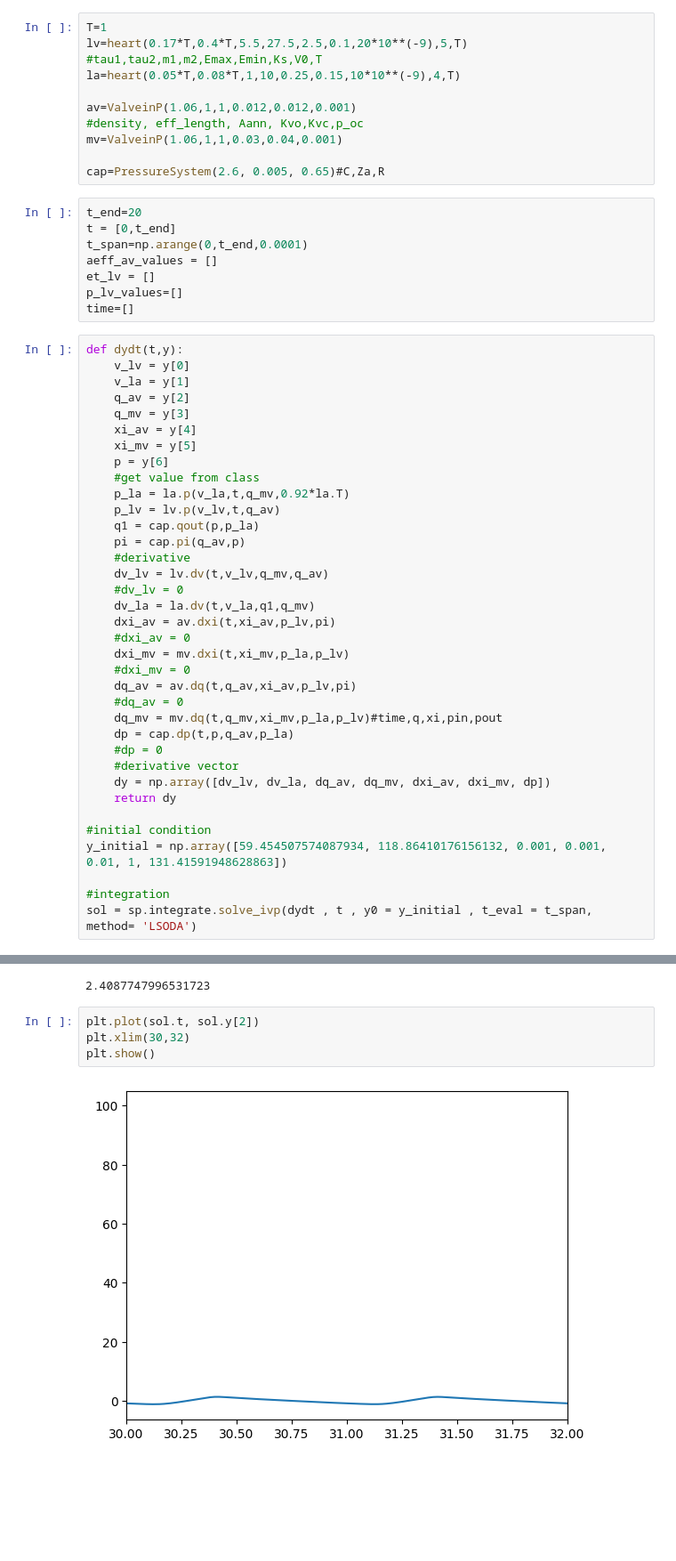
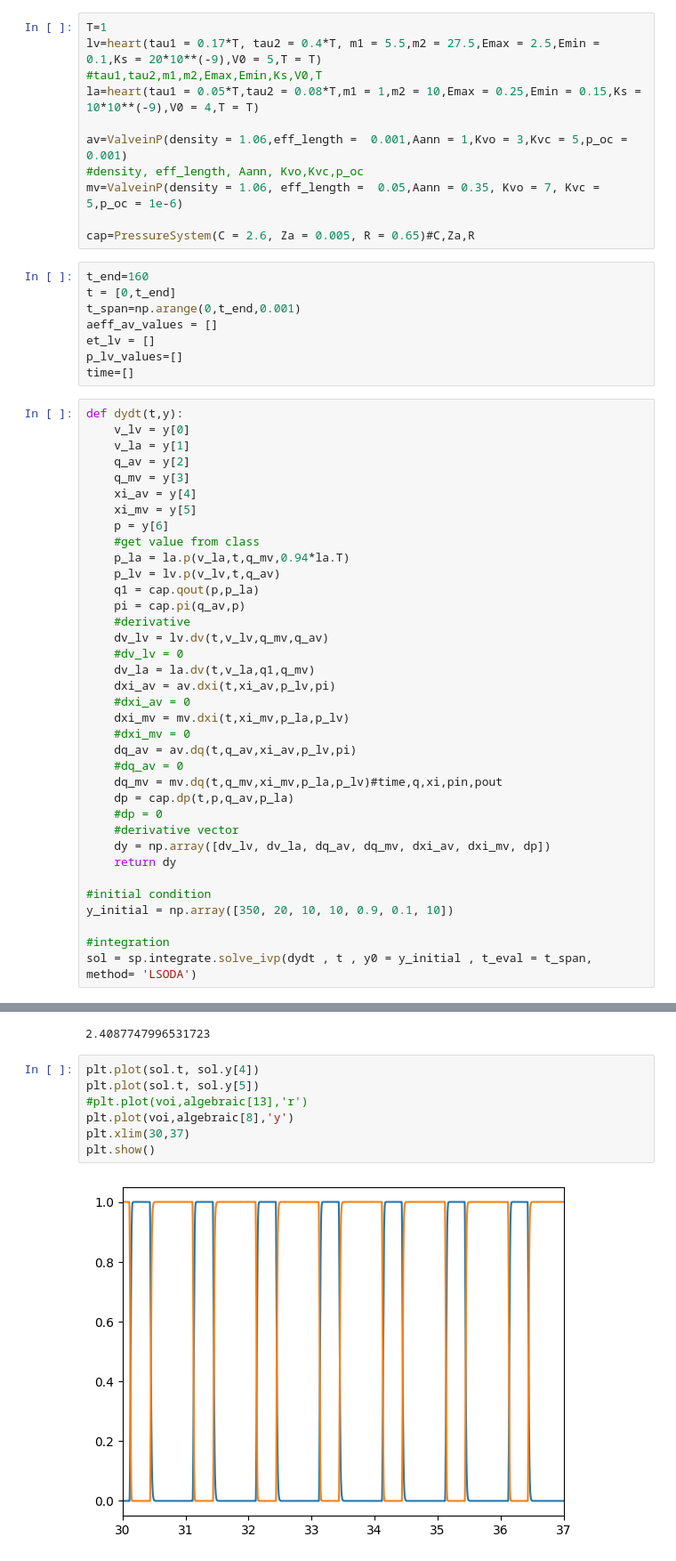
Before and after one commit to ShitingHuang-1/closed_circuit, a Jupyter notebook: left_heart.ipynb, the cells around one changed output, grey strips where cells are left out. Shown at 89% size. Drawn from its saved outputs; the diff is of its cells as text; blank space fills up the shorter version.

Commit message:
Two heart model, which can get the reasonable results

```diff
--- a/left_heart.ipynb
+++ b/left_heart.ipynb
@@ -9,19 +9,19 @@ from valve_p import *
 from three_windkessel import *
 # %%
 T=1
-lv=heart(0.17*T,0.4*T,5.5,27.5,2.5,0.1,20*10**(-9),5,T)
+lv=heart(tau1 = 0.17*T, tau2 = 0.4*T, m1 = 5.5,m2 = 27.5,Emax = 2.5,Emin = 0.1,Ks = 20*10**(-9),V0 = 5,T = T)
 #tau1,tau2,m1,m2,Emax,Emin,Ks,V0,T
-la=heart(0.05*T,0.08*T,1,10,0.25,0.15,10*10**(-9),4,T)
+la=heart(tau1 = 0.05*T,tau2 = 0.08*T,m1 = 1,m2 = 10,Emax = 0.25,Emin = 0.15,Ks = 10*10**(-9),V0 = 4,T = T)
 
-av=ValveinP(1.06,1,1,0.012,0.012,0.001)
+av=ValveinP(density = 1.06,eff_length =  0.001,Aann = 1,Kvo = 3,Kvc = 5,p_oc = 0.001)
 #density, eff_length, Aann, Kvo,Kvc,p_oc
-mv=ValveinP(1.06,1,1,0.03,0.04,0.001)
+mv=ValveinP(density = 1.06, eff_length =  0.05,Aann = 0.35, Kvo = 7, Kvc = 5,p_oc = 1e-6)
 
-cap=PressureSystem(2.6, 0.005, 0.65)#C,Za,R
+cap=PressureSystem(C = 2.6, Za = 0.005, R = 0.65)#C,Za,R
 # %%
-t_end=20
+t_end=160
 t = [0,t_end]
-t_span=np.arange(0,t_end,0.0001)
+t_span=np.arange(0,t_end,0.001)
 aeff_av_values = []
 et_lv = []
 p_lv_values=[]
@@ -36,7 +36,7 @@ def dydt(t,y):
     xi_mv = y[5]
     p = y[6]
     #get value from class
-    p_la = la.p(v_la,t,q_mv,0.92*la.T)
+    p_la = la.p(v_la,t,q_mv,0.94*la.T)
     p_lv = lv.p(v_lv,t,q_av)
     q1 = cap.qout(p,p_la)
     pi = cap.pi(q_av,p)
@@ -58,7 +58,7 @@ def dydt(t,y):
     return dy
 
 #initial condition
-y_initial = np.array([59.454507574087934, 118.86410176156132, 0.001, 0.001, 0.01, 1, 131.41591948628863])
+y_initial = np.array([350, 20, 10, 10, 0.9, 0.1, 10])
 
 #integration
 sol = sp.integrate.solve_ivp(dydt , t , y0 = y_initial , t_eval = t_span, method= 'LSODA')
@@ -453,8 +440,11 @@ algebraic[2][21]
 155
 2.4087747996531723
 # %%
-plt.plot(sol.t, sol.y[2])
-plt.xlim(30,32)
+plt.plot(sol.t, sol.y[4])
+plt.plot(sol.t, sol.y[5])
+#plt.plot(voi,algebraic[13],'r')
+plt.plot(voi,algebraic[8],'y')
+plt.xlim(30,37)
 plt.show()
 # %% [output]
-[figure, old version]
+[figure, new version]
```
Also changed, not shown: parts of 17 cells of this notebook, 7 other files.
